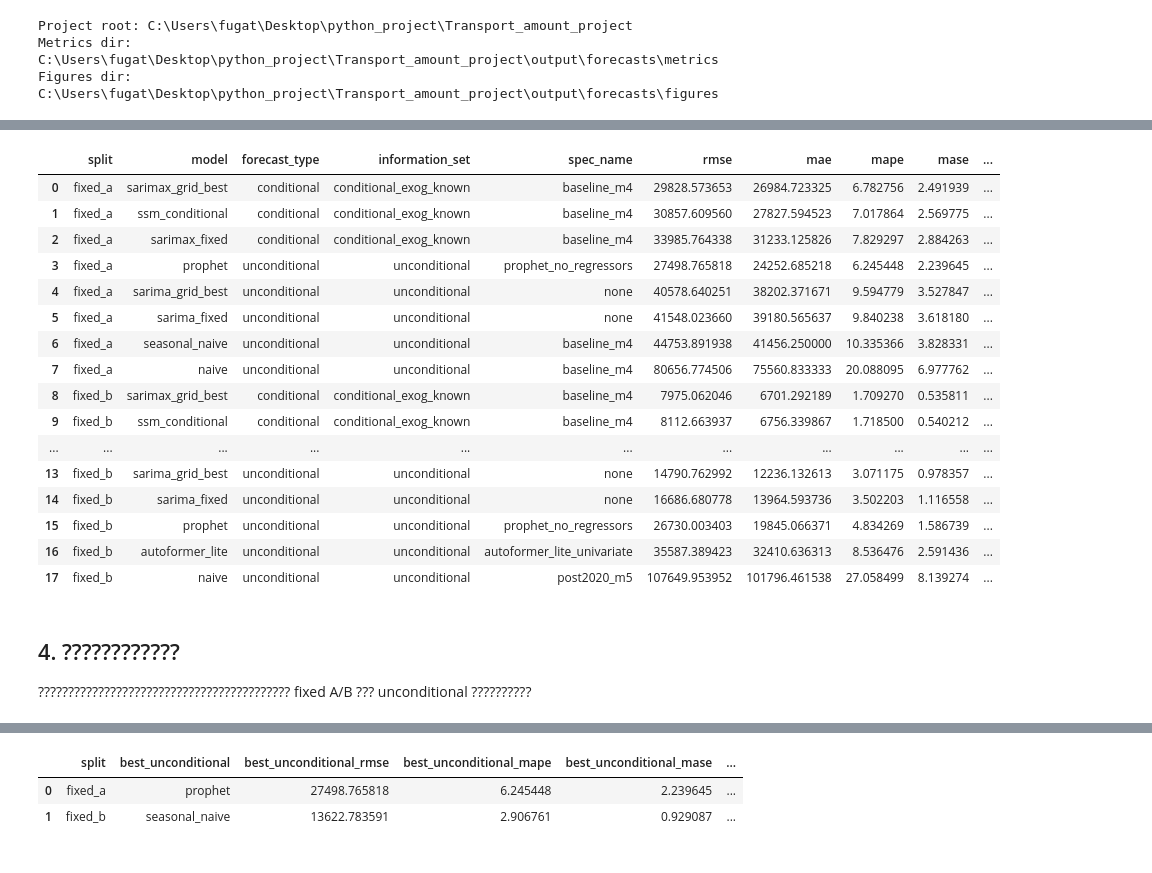
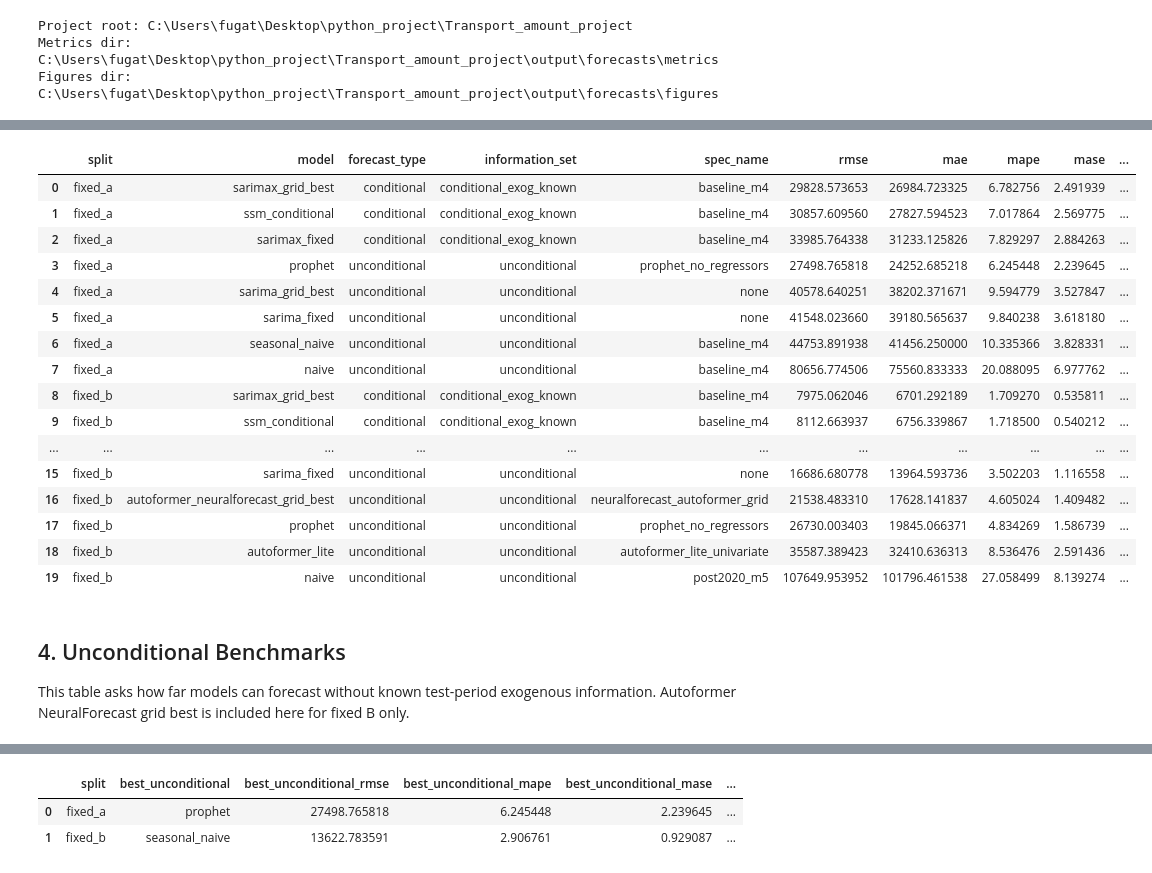
Before and after one commit to Fuga420/Transport_amount_project, a Jupyter notebook: notebooks/forecasting/05_model_comparison.ipynb, the cells around one changed output, grey strips where cells are left out. Drawn from its saved outputs; the diff is of its cells as text; code cells hidden in the pictures.

Commit message:
Add Autoformer NeuralForecast to model comparison

```diff
--- a/notebooks/forecasting/05_model_comparison.ipynb
+++ b/notebooks/forecasting/05_model_comparison.ipynb
@@ -44,8 +44,10 @@ metric_files = {
     "sarimax_grid_best": METRICS_DIR / "sarimax_grid_best_models.csv",
     "ssm": METRICS_DIR / "ssm_metrics.csv",
     "prophet": METRICS_DIR / "prophet_metrics.csv",
+    "prophet_regressors": METRICS_DIR / "prophet_regressors_metrics.csv",
     "autoformer_lite": METRICS_DIR / "autoformer_lite_metrics.csv",
-    "prophet_regressors": METRICS_DIR / "prophet_regressors_metrics.csv",
+    "autoformer_neuralforecast_grid_best": METRICS_DIR / "autoformer_neuralforecast_best_metrics.csv",
+    "autoformer_neuralforecast_exog": METRICS_DIR / "autoformer_neuralforecast_exog_metrics.csv",
 }
 
 loaded = {}
@@ -82,10 +86,12 @@ notes = {
     "sarima_grid_best": "Small SARIMA order grid best by converged RMSE; no exogenous variables.",
     "prophet": "Prophet on log scale; no holidays and no regressors.",
     "autoformer_lite": "Autoformer-inspired / decomposition Transformer baseline, not a strict Autoformer; no exogenous variables; fixed B only; reference baseline for small monthly sample.",
+    "autoformer_neuralforecast_grid_best": "NeuralForecast Autoformer library baseline; small manual grid best; no exogenous variables; fixed B only.",
     "sarimax_fixed": "Fixed-order SARIMAX; conditional forecast with test-period baseline_m4 exogenous dummies known.",
     "sarimax_grid_best": "Small SARIMAX order grid best by converged RMSE; conditional forecast with test-period baseline_m4 exogenous dummies known.",
     "ssm_conditional": "Main-analysis SSM; conditional forecast with test-period baseline_m4 exogenous dummies known.",
     "prophet_regressors": "Prophet with baseline_m4 regressors; conditional forecast; fixed B only; holidays???weekly/daily seasonality??.",
+    "autoformer_neuralforecast_exog": "NeuralForecast Autoformer with baseline_m4 future exogenous dummies; conditional forecast; fixed B only.",
 }
 
 unconditional_models = {
@@ -95,12 +101,14 @@ unconditional_models = {
     "sarima_grid_best",
     "prophet",
     "autoformer_lite",
+    "autoformer_neuralforecast_grid_best",
 }
 conditional_models = {
     "sarimax_fixed",
     "sarimax_grid_best",
     "ssm_conditional",
     "prophet_regressors",
+    "autoformer_neuralforecast_exog",
 }
 
 
@@ -160,11 +168,27 @@ if "ssm" in loaded:
 if "prophet" in loaded:
     add_rows(rows, loaded["prophet"], "prophet", "prophet_metrics.csv")
 
+if "prophet_regressors" in loaded:
+    add_rows(rows, loaded["prophet_regressors"], "prophet_regressors", "prophet_regressors_metrics.csv")
+
 if "autoformer_lite" in loaded:
     add_rows(rows, loaded["autoformer_lite"], "autoformer_lite", "autoformer_lite_metrics.csv")
 
-if "prophet_regressors" in loaded:
-    add_rows(rows, loaded["prophet_regressors"], "prophet_regressors", "prophet_regressors_metrics.csv")
+if "autoformer_neuralforecast_grid_best" in loaded:
+    add_rows(
+        rows,
+        loaded["autoformer_neuralforecast_grid_best"],
+        "autoformer_neuralforecast_grid_best",
+        "autoformer_neuralforecast_best_metrics.csv",
+    )
+
+if "autoformer_neuralforecast_exog" in loaded:
+    add_rows(
+        rows,
+        loaded["autoformer_neuralforecast_exog"],
+        "autoformer_neuralforecast_exog",
+        "autoformer_neuralforecast_exog_metrics.csv",
+    )
 
 comparison = pd.DataFrame(rows)
 metric_cols = ["rmse", "mae", "mape", "mase"]
@@ -175,42 +199,42 @@ comparison["rmse_rank_within_split"] = comparison.groupby("split")["rmse"].rank(
 comparison["mape_rank_within_split"] = comparison.groupby("split")["mape"].rank(method="min")
 comparison["mase_rank_within_split"] = comparison.groupby("split")["mase"].rank(method="min")
 comparison["rmse_rank_within_information_set"] = comparison.groupby(["split", "information_set"])["rmse"].rank(method="min")
 comparison["mape_rank_within_information_set"] = comparison.groupby(["split", "information_set"])["mape"].rank(method="min")
 comparison["mase_rank_within_information_set"] = comparison.groupby(["split", "information_set"])["mase"].rank(method="min")
 
 ordered_cols = [
     "split", "model", "forecast_type", "information_set", "spec_name",
     "rmse", "mae", "mape", "mase",
     "rmse_rank_within_split", "mape_rank_within_split", "mase_rank_within_split",
     "rmse_rank_within_information_set", "mape_rank_within_information_set", "mase_rank_within_information_set",
     "source_file", "notes",
 ]
 comparison = comparison[ordered_cols]
 comparison.to_csv(METRICS_DIR / "model_comparison_fixed_splits.csv", index=False)
 
 display(comparison)
 # %% [output]
 |  | split | model | forecast_type | information_set | spec_name | rmse | mae | mape | mase | ... |
 | 0 | fixed_a | sarimax_grid_best | conditional | conditional_exog_known | baseline_m4 | 29828.573653 | 26984.723325 | 6.782756 | 2.491939 | ... |
 | 1 | fixed_a | ssm_conditional | conditional | conditional_exog_known | baseline_m4 | 30857.609560 | 27827.594523 | 7.017864 | 2.569775 | ... |
 | 2 | fixed_a | sarimax_fixed | conditional | conditional_exog_known | baseline_m4 | 33985.764338 | 31233.125826 | 7.829297 | 2.884263 | ... |
 | 3 | fixed_a | prophet | unconditional | unconditional | prophet_no_regressors | 27498.765818 | 24252.685218 | 6.245448 | 2.239645 | ... |
 | 4 | fixed_a | sarima_grid_best | unconditional | unconditional | none | 40578.640251 | 38202.371671 | 9.594779 | 3.527847 | ... |
 | 5 | fixed_a | sarima_fixed | unconditional | unconditional | none | 41548.023660 | 39180.565637 | 9.840238 | 3.618180 | ... |
 | 6 | fixed_a | seasonal_naive | unconditional | unconditional | baseline_m4 | 44753.891938 | 41456.250000 | 10.335366 | 3.828331 | ... |
 | 7 | fixed_a | naive | unconditional | unconditional | baseline_m4 | 80656.774506 | 75560.833333 | 20.088095 | 6.977762 | ... |
 | 8 | fixed_b | sarimax_grid_best | conditional | conditional_exog_known | baseline_m4 | 7975.062046 | 6701.292189 | 1.709270 | 0.535811 | ... |
 | 9 | fixed_b | ssm_conditional | conditional | conditional_exog_known | baseline_m4 | 8112.663937 | 6756.339867 | 1.718500 | 0.540212 | ... |
 | ... | ... | ... | ... | ... | ... | ... | ... | ... | ... | ... |
-| 13 | fixed_b | sarima_grid_best | unconditional | unconditional | none | 14790.762992 | 12236.132613 | 3.071175 | 0.978357 | ... |
-| 14 | fixed_b | sarima_fixed | unconditional | unconditional | none | 16686.680778 | 13964.593736 | 3.502203 | 1.116558 | ... |
-| 15 | fixed_b | prophet | unconditional | unconditional | prophet_no_regressors | 26730.003403 | 19845.066371 | 4.834269 | 1.586739 | ... |
-| 16 | fixed_b | autoformer_lite | unconditional | unconditional | autoformer_lite_univariate | 35587.389423 | 32410.636313 | 8.536476 | 2.591436 | ... |
-| 17 | fixed_b | naive | unconditional | unconditional | post2020_m5 | 107649.953952 | 101796.461538 | 27.058499 | 8.139274 | ... |
+| 15 | fixed_b | sarima_fixed | unconditional | unconditional | none | 16686.680778 | 13964.593736 | 3.502203 | 1.116558 | ... |
+| 16 | fixed_b | autoformer_neuralforecast_grid_best | unconditional | unconditional | neuralforecast_autoformer_grid | 21538.483310 | 17628.141837 | 4.605024 | 1.409482 | ... |
+| 17 | fixed_b | prophet | unconditional | unconditional | prophet_no_regressors | 26730.003403 | 19845.066371 | 4.834269 | 1.586739 | ... |
+| 18 | fixed_b | autoformer_lite | unconditional | unconditional | autoformer_lite_univariate | 35587.389423 | 32410.636313 | 8.536476 | 2.591436 | ... |
+| 19 | fixed_b | naive | unconditional | unconditional | post2020_m5 | 107649.953952 | 101796.461538 | 27.058499 | 8.139274 | ... |
-# %% [markdown]
-## 4. ????????????
-
-?????????????????????????????????????????? fixed A/B ??? unconditional ??????????
+# %% [markdown]
+## 4. Unconditional Benchmarks
+
+This table asks how far models can forecast without known test-period exogenous information. Autoformer NeuralForecast grid best is included here for fixed B only.
 # %%
 unconditional = comparison[comparison["information_set"] == "unconditional"].copy()
 unconditional = unconditional.sort_values(["split", "rmse", "model"]).reset_index(drop=True)
```
Also changed, not shown: parts of 20 cells of this notebook, 6 other files.
